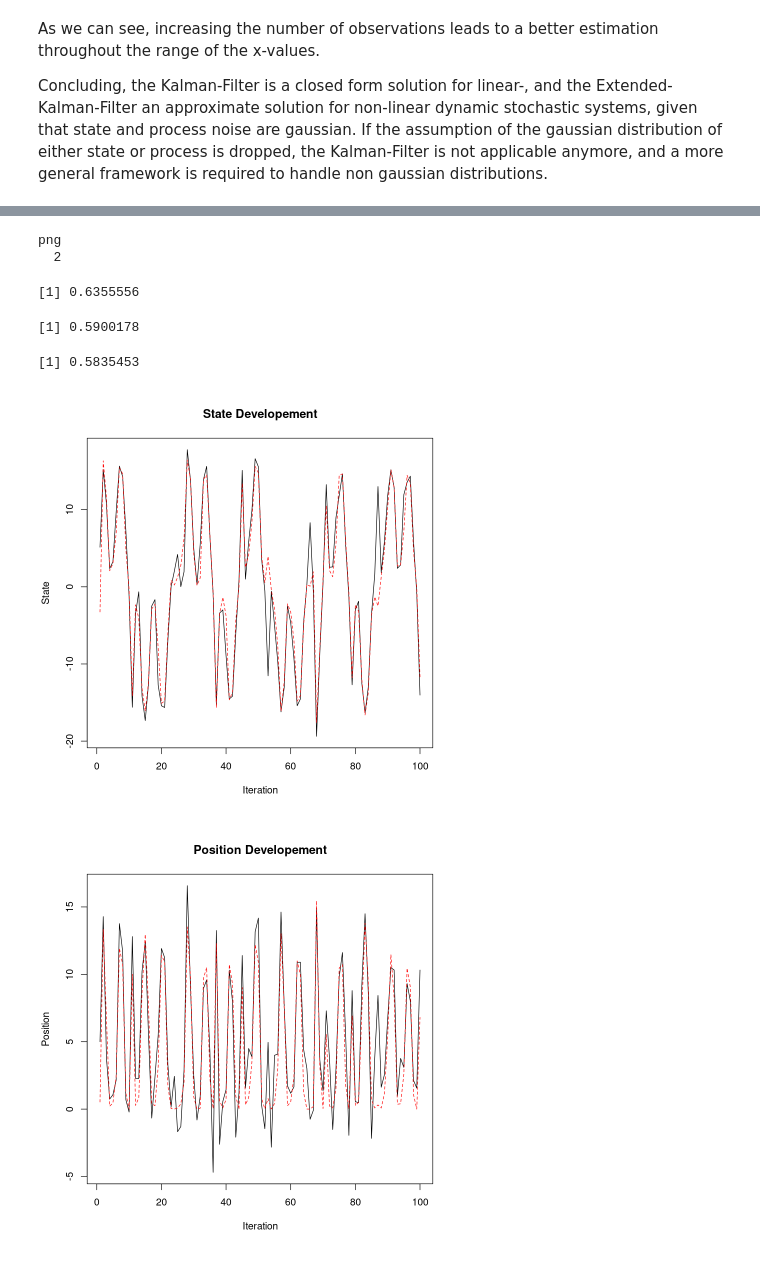
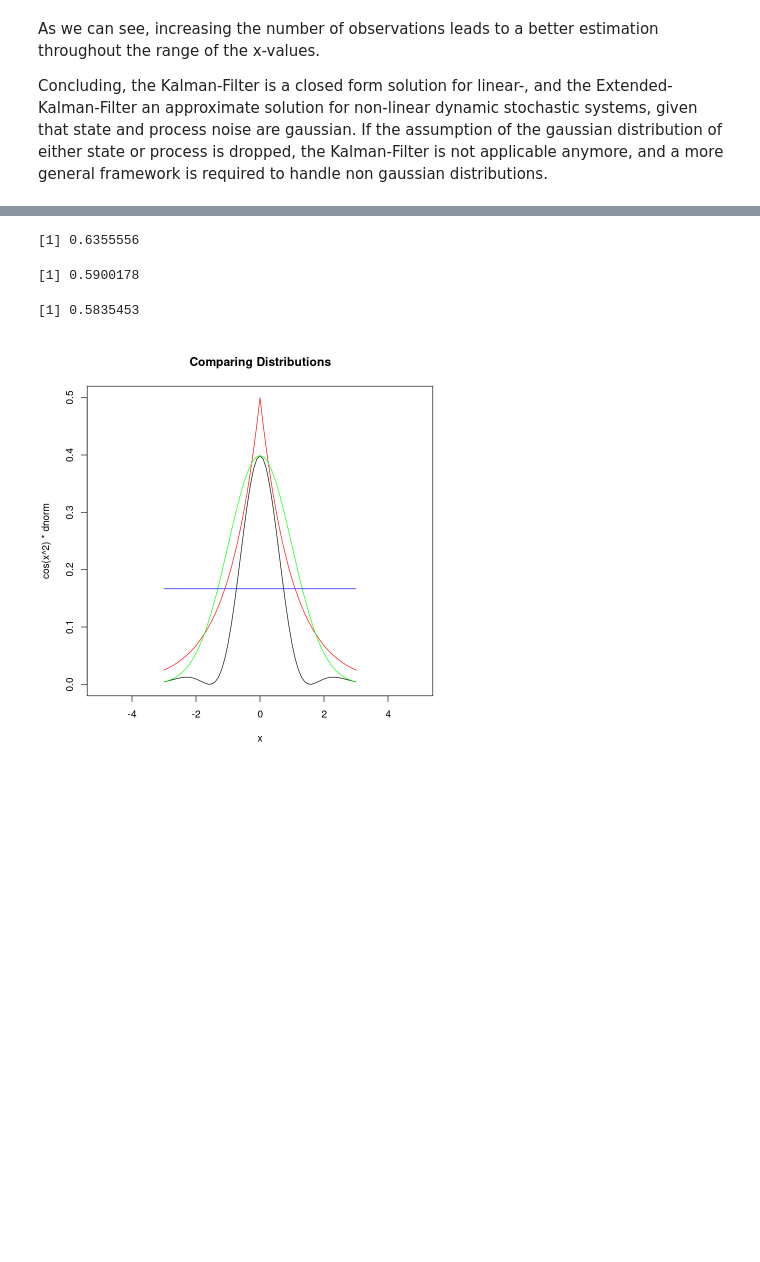
Before and after one commit to Vgrunert/Data-Science-Projects, a Jupyter notebook: Kalman Filter/Kalman_Filter.ipynb, the cells around one changed output, grey strips where cells are left out. Drawn from its saved outputs; the diff is of its cells as text; code cells hidden in the pictures; blank space fills up the shorter version.

```diff
--- a/Kalman Filter/Kalman_Filter.ipynb
+++ b/Kalman Filter/Kalman_Filter.ipynb
@@ -967,91 +1059,35 @@ Concluding, the Kalman-Filter is a closed form solution for linear-, and the Ext
 ##################################################################################################################
 #############################     PARTICLE FILTER SIMULATION     #################################################
 ##################################################################################################################
-
 
 # importance sampling example
 
 set.seed(0)
 # generate x-values in the range of -3,3
 x <- seq(-3,3,by=0.1)
-jpeg("Importance_Sampling_Comp.jpg")
+
 # plot importance densities and target function
 plot(x, f(x)*dnorm(x), type='l', xlim=c(-5,5), ylim=c(0,0.5),
     main="Comparing Distributions",
     ylab = "cos(x^2) * dnorm"
 )
 lines(x, dlaplace(x),col='red')
 lines(x, dnorm(x),col='green')
 lines(x, dunif(x, -3,3),col='blue')
-dev.off()
 
 # perform monte carlo integration to calculate the expected values
 n <- length(x)
 set.seed(0)
 norm_samples  <- rnorm(n)
 lapl_samples <- rlaplace(1, runif(n))
 unif_samples_2 <- runif(n, -3, 3)
 mean( f(lapl_samples) * dnorm(lapl_samples) / dlaplace(lapl_samples, 1, 0))
 mean( f(unif_samples_2) * dnorm(unif_samples_2) / dunif(unif_samples_2, -3, 3))
 mean( f(norm_samples) * dnorm(norm_samples) / dnorm(norm_samples))
 
 # end example
-
-
-# particle filter simulatin example 1
-
-# init state
-x <- 0.1
-# process noise
-x_N <- 1
-# measurement noise
-x_R <- 1
-# duration
-T <- 100
-# num particles
-N <- 1000
-# init var
-V <- 2
-
-# save variables
-z_out <- numeric(T)
-x_out <- numeric(T)
-x_est <- numeric(T)
-x_est_out <- numeric(T)
-weight <- numeric(N)
-
-
-set.seed(0)
-# init particles
-particles <- rnorm(N, x, sqrt(V))
-
-for(t in 1:T){
-    x  <- rnorm(1, state_update(x,t-1), x_N)
-    z <- rnorm(1, measurement_update(x), 2)
-
-    for(i in 1:N){
-        particles[i] <- rnorm(1, state_update(particles[i],t-1), x_N)
-        z_update <- measurement_update(particles[i])
-        weight[i] <- dnorm(z, z_update, 2)
-    }
-    weight  <- weight / sum(weight)
-    particles <- sample(particles, size=N, replace=TRUE, prob=weight)
-    x_est <- mean(particles)
-    x_out[t] <- x
-    z_out[t] <- z
-    x_est_out[t] <- x_est
-}
-
-plot(x_out, type='l', main="State Developement", xlab= "Iteration", ylab = "State")
-lines(x_est_out, col='red', lty=2)
-
-plot(z_out, type='l', main="Position Developement", xlab= "Iteration", ylab = "Position")
-lines(measurement_update(x_est_out), col='red', lty=2)
 # %% [output]
-png
-  2
+[1] 0.6355556
-[1] 0.6355556
+[1] 0.5900178
-[1] 0.5900178
+[1] 0.5835453
-[1] 0.5835453
-[figure, old version]
+[figure, new version]
-[figure, removed]
```
Also changed, not shown: parts of 7 cells of this notebook.
